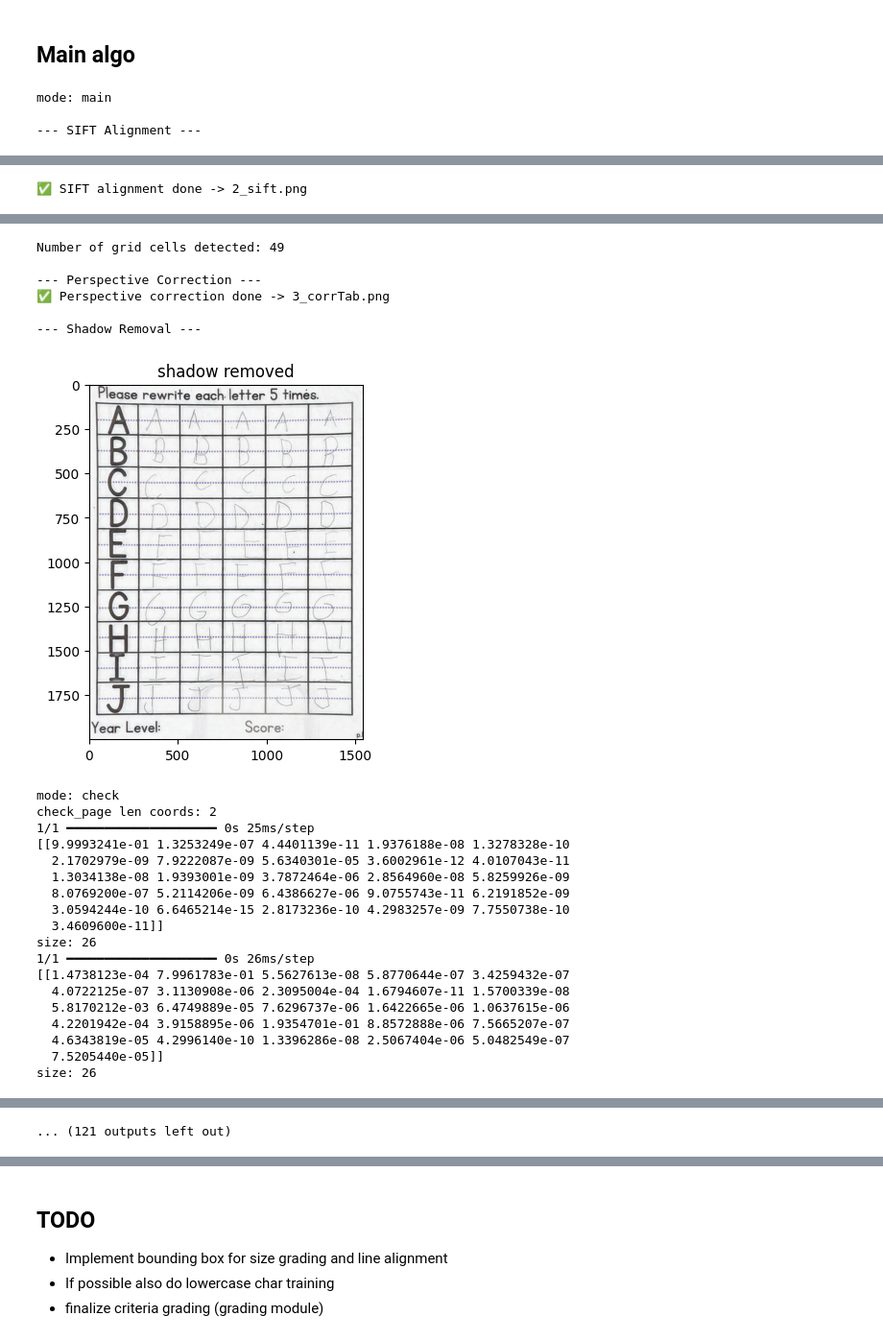
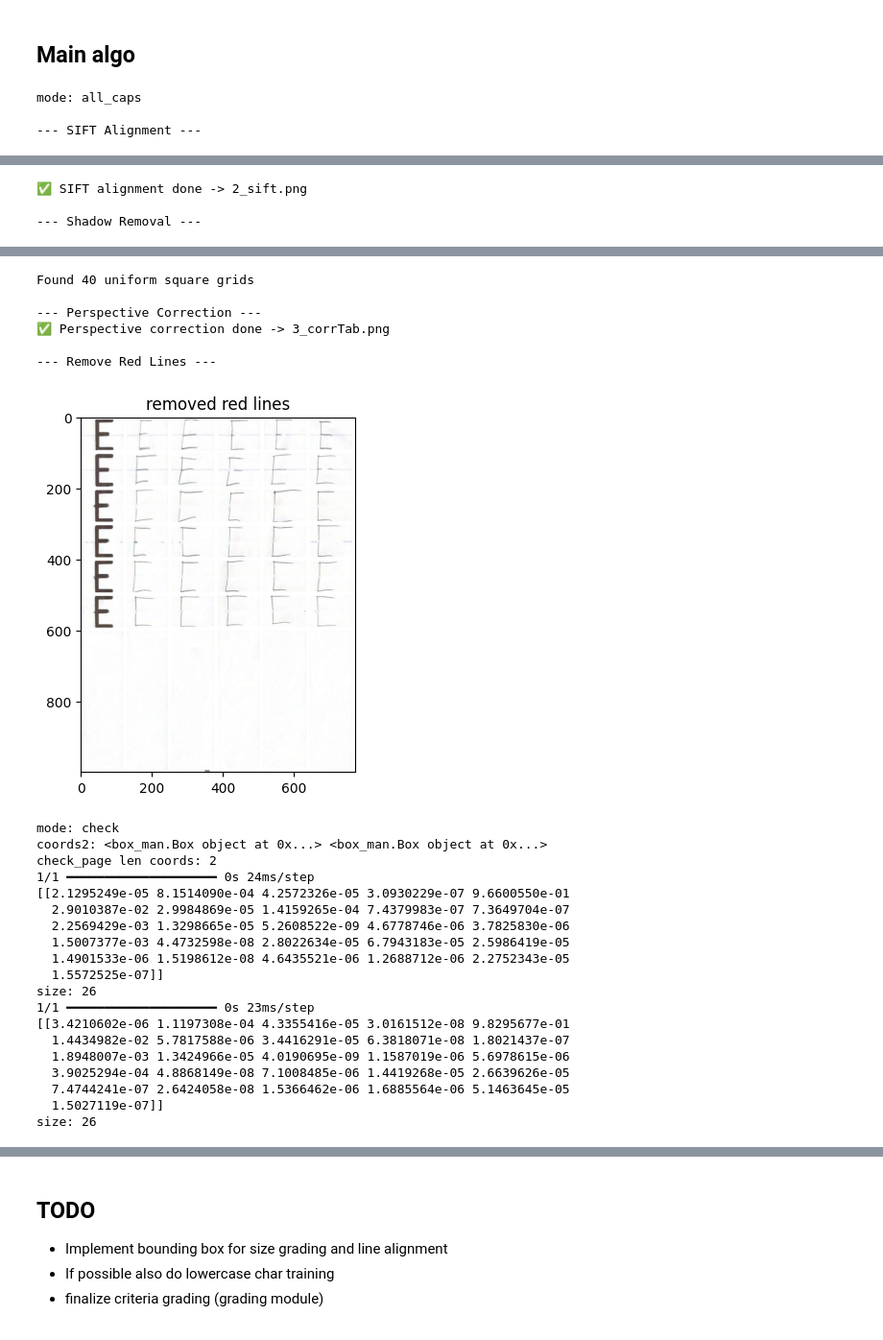
Before and after one commit to Jashagmama/THES2, a Jupyter notebook: Testing.ipynb, the cells around one changed output, grey strips where cells are left out. Shown at 96% size. Saved outputs shown, nothing was run; the diff lists cells and outputs as text; code cells hidden in the pictures.

Commit message:
Initial working preproc for new template for capital letters at the moment

```diff
--- a/Testing.ipynb
+++ b/Testing.ipynb
@@ -555,12 +551,14 @@ def eval_letters(img: MatLike, box, char_set):
     unprocessed_imgs = []
     orientation_fixed = []
     eval_preproc = []
+    show_img(img, 'img @ eval_letters')
     for i in range (0, num_row):
         exp_char = char_set[i]
         char_conf_lvl = 0
         for j in range(0, num_col):
             chr_isolated = img[boxes[i * num_col + j].y:boxes[i*num_col+j].y+boxes[i*num_col+j].h,boxes[i*num_col+j].x:boxes[i*num_col+j].x+boxes[i*num_col+j].w]
             imgs.append(chr_isolated)
+            # show_img(chr_isolated)
             # chr_isolated = preproc_char_iso(chr_isolated)
             # orientation_angle, fixed_orientation_img = eval_orientation(chr_isolated)
             # char_pred is used for prediction to follow model's parameters
@@ -683,7 +681,7 @@ def create_eval_box(img: MatLike, letters, category=''):
 ## Main algo
 # %%
 template_path = "./template/A-J.png"
-filled_doc_path = "./worksheets/A-J1.JPG"
+filled_doc_path = "./worksheets/E02.jpg"
 
 template_img = cv.imread(template_path)
 ws_img = cv.imread(filled_doc_path)
@@ -695,8 +693,6 @@ boxes = fullPipe.init_boxes()
 print("\n--- SIFT Alignment ---")
 sift_aligned = fullPipe.align_documents_sift(template_img, ws_img, "2_sift.png")
 
-
-
 # print("\n--- Remove Red lines ---")
 # result1, mask1 = detect_red_flexible(shadow_removed, h_thresh=10, s_thresh=25, v_min=25)
 # inpainted1_telea, white1_telea = white_mask_then_inpaint(shadow_removed, mask1, dilate_iterations=2, inpaint_radius=3, method='telea')
@@ -704,12 +700,10 @@ sift_aligned = fullPipe.align_documents_sift(template_img, ws_img, "2_sift.png")
 # # show_img(red_removed, 'red removed')
 
 # red_removed = fullPipe.remove_colored_lines(shadow_removed, "4_no_red.png")
-num_enclosed = count_grid_cells(sift_aligned)
 
 
-print("\n--- Perspective Correction ---")
-# perspective_corrected = fullPipe.correct_perspective(sift_aligned, "3_corrTab.png")
-perspective_corrected = correct_perspective(sift_aligned, num_enclosed, "3_corrTab.png")
+
+
 # red_removed = fullPip
 # shadow removal function call here
 
@@ -719,21 +713,30 @@ shadow_removed = fullPipe.remove_shadow(sift_aligned)
 show_img(shadow_removed, "shadow removed")
 cv.imwrite("removed_shadow.png", shadow_removed)
 
+num_enclosed = count_rect(shadow_removed)
 
-char_set = check_page(shadow_removed)
-print(f"chars: {char_set}")
+print("\n--- Perspective Correction ---")
+# perspective_corrected = fullPipe.correct_perspective(sift_aligned, "3_corrTab.png")
+perspective_corrected = correct_perspective(shadow_removed, "3_corrTab.png")
+
+
 
 grid_removed = fullPipe.remove_grid(perspective_corrected)
 # show_img(grid_removed, 'removed grid')
 print("\n--- Remove Red Lines ---")
 # show_img(sharpen, 'sharpened')
-# result2, mask2 = detect_red_flexible(grid_removed, h_thresh=10, s_thresh=25, v_min=25)
-# inpainted2_telea, white2_telea = white_mask_then_inpaint(grid_removed, mask2, dilate_iterations=2, inpaint_radius=3, method='telea')
-# image_processed = inpainted2_telea
-image_processed = fullPipe.remove_colored_lines(grid_removed, "4_no_red.png")
+result2, mask2 = detect_red_flexible(grid_removed, h_thresh=10, s_thresh=25, v_min=70)
+inpainted2_telea, white2_telea = white_mask_then_inpaint(grid_removed, mask2, dilate_iterations=2, inpaint_radius=3, method='telea')
+image_processed = inpainted2_telea
+show_img(image_processed, 'removed red lines')
+cv.imwrite("./red_removed.png", image_processed)
+# image_processed = fullPipe.remove_colored_lines(grid_removed, "4_no_red.png")
+# image_processed =
 # show_img(image_processed, 'image_processed')
 
 # add thresholding here before passing to eval_letters
+char_set = check_page(image_processed)
+print(f"chars: {char_set}")
 
 print("\n--- Eval Letters ---")
 eval_letters(image_processed, boxes, char_set)
@@ -761,6 +764,6 @@ show_img(res_img, 'result')
 # count_enclosed(red_removed2)
 # step5 = fullPipe.enhance_handwriting_final(cleaned_telea, "final_clean_strokes_white_on_black.png")
 # %% [output]
-mode: main
+mode: all_caps
 
 --- SIFT Alignment ---
@@ -768 +771,3 @@ mode: main
 ✅ SIFT alignment done -> 2_sift.png
+
+--- Shadow Removal ---
@@ -770,25 +775,26 @@ mode: main
-Number of grid cells detected: 49
+Found 40 uniform square grids
 
 --- Perspective Correction ---
 ✅ Perspective correction done -> 3_corrTab.png
 
---- Shadow Removal ---
+--- Remove Red Lines ---
-[figure, old version]
+[figure, new version]
 mode: check
+coords2: <box_man.Box object at 0x...> <box_man.Box object at 0x...>
 check_page len coords: 2
-1/1 ━━━━━━━━━━━━━━━━━━━━ 0s 25ms/step
-[[9.9993241e-01 1.3253249e-07 4.4401139e-11 1.9376188e-08 1.3278328e-10
-  2.1702979e-09 7.9222087e-09 5.6340301e-05 3.6002961e-12 4.0107043e-11
-  1.3034138e-08 1.9393001e-09 3.7872464e-06 2.8564960e-08 5.8259926e-09
-  8.0769200e-07 5.2114206e-09 6.4386627e-06 9.0755743e-11 6.2191852e-09
-  3.0594244e-10 6.6465214e-15 2.8173236e-10 4.2983257e-09 7.7550738e-10
-  3.4609600e-11]]
+1/1 ━━━━━━━━━━━━━━━━━━━━ 0s 24ms/step
+[[2.1295249e-05 8.1514090e-04 4.2572326e-05 3.0930229e-07 9.6600550e-01
+  2.9010387e-02 2.9984869e-05 1.4159265e-04 7.4379983e-07 7.3649704e-07
+  2.2569429e-03 1.3298665e-05 5.2608522e-09 4.6778746e-06 3.7825830e-06
+  1.5007377e-03 4.4732598e-08 2.8022634e-05 6.7943183e-05 2.5986419e-05
+  1.4901533e-06 1.5198612e-08 4.6435521e-06 1.2688712e-06 2.2752343e-05
+  1.5572525e-07]]
 size: 26
-1/1 ━━━━━━━━━━━━━━━━━━━━ 0s 26ms/step
-[[1.4738123e-04 7.9961783e-01 5.5627613e-08 5.8770644e-07 3.4259432e-07
-  4.0722125e-07 3.1130908e-06 2.3095004e-04 1.6794607e-11 1.5700339e-08
-  5.8170212e-03 6.4749889e-05 7.6296737e-06 1.6422665e-06 1.0637615e-06
-  4.2201942e-04 3.9158895e-06 1.9354701e-01 8.8572888e-06 7.5665207e-07
-  4.6343819e-05 4.2996140e-10 1.3396286e-08 2.5067404e-06 5.0482549e-07
-  7.5205440e-05]]
+1/1 ━━━━━━━━━━━━━━━━━━━━ 0s 23ms/step
+[[3.4210602e-06 1.1197308e-04 4.3355416e-05 3.0161512e-08 9.8295677e-01
+  1.4434982e-02 5.7817588e-06 3.4416291e-05 6.3818071e-08 1.8021437e-07
+  1.8948007e-03 1.3424966e-05 4.0190695e-09 1.1587019e-06 5.6978615e-06
+  3.9025294e-04 4.8868149e-08 7.1008485e-06 1.4419268e-05 2.6639626e-05
+  7.4744241e-07 2.6424058e-08 1.5366462e-06 1.6885564e-06 5.1463645e-05
+  1.5027119e-07]]
 size: 26
@@ -823 +808,0 @@ returns -120, 120
-... (121 outputs left out)
```
Also changed, not shown: parts of 13 cells of this notebook, 44 other files.
